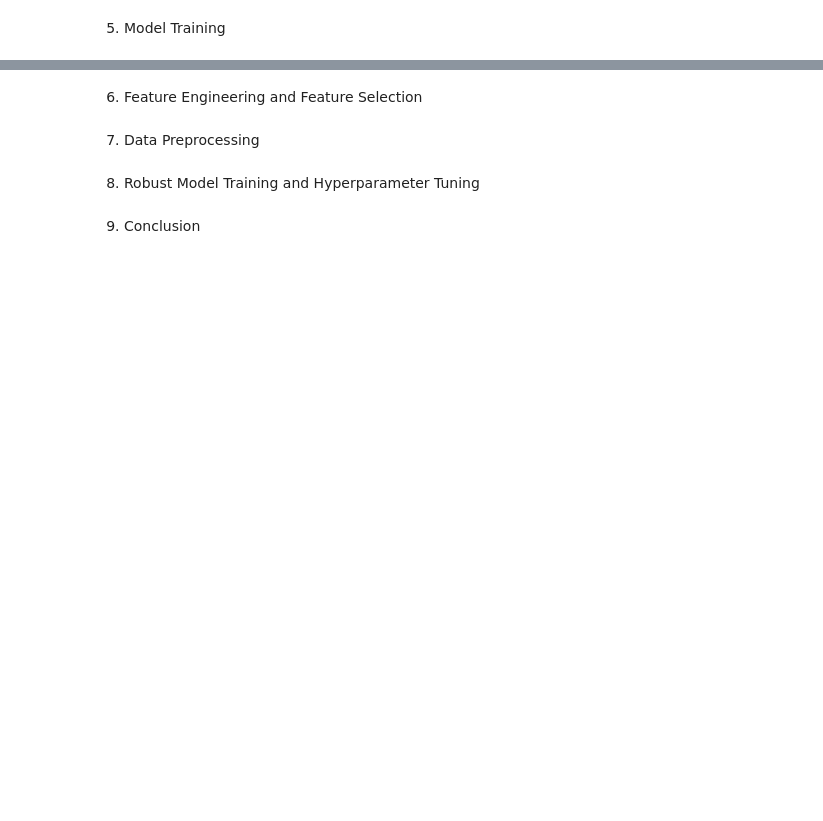
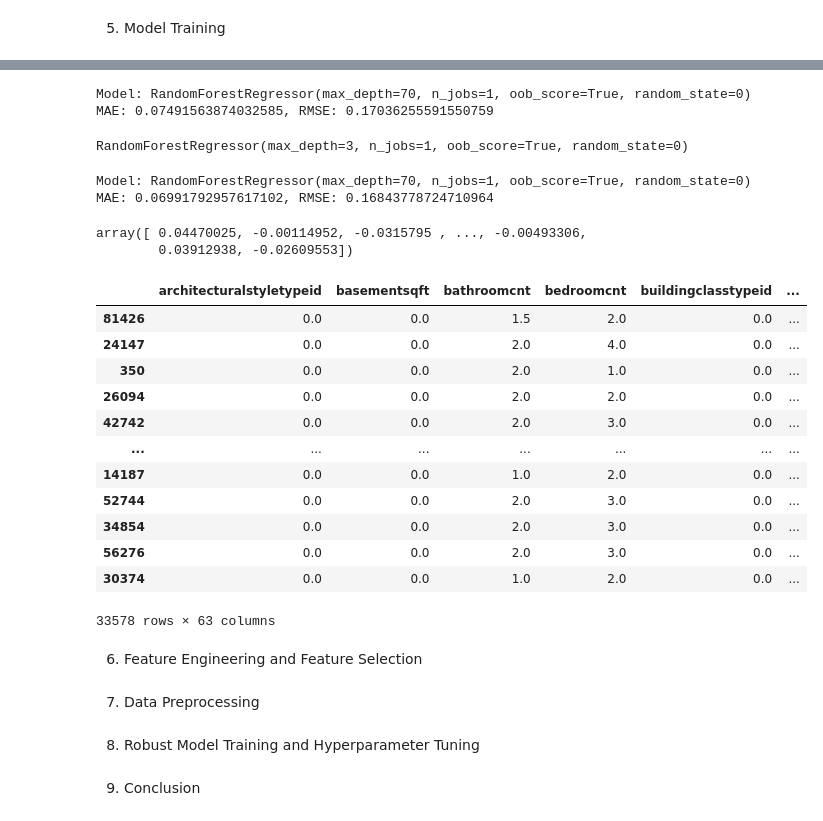
Before and after one commit to Kartikeya2001/CE4041-Machine-Learning, a Jupyter notebook: Chocka/CE4041_MLProject_Chocka.ipynb, the cells around one changed output, grey strips where cells are left out. Drawn from its saved outputs; the diff is of its cells as text; code cells hidden in the pictures; blank space fills up the shorter version.

```diff
--- a/Chocka/CE4041_MLProject_Chocka.ipynb
+++ b/Chocka/CE4041_MLProject_Chocka.ipynb
@@ -272,7 +243,0 @@ def split_data(df,test_size,random_state):
-# %%
-test_size = 0.3
-random_state = 0
-
-train, valid = split_data(train_filtered,test_size,random_state)
-print("Training Data", train.shape)
-print("Validation Data",valid.shape)
@@ -329,0 +248,18 @@ test_filtered
+# %%
+def prepare_dataset(df, columns_to_drop, test_size, random_state):
+
+    # divide data to train and test
+    df_train, df_test = train_test_split(df, test_size=test_size, random_state=random_state)
+
+    # scale the training inputs
+    x_train = df_train.drop(columns_to_drop,axis=1)
+    y_train = df_train['logerror'].to_numpy()
+
+    x_test = df_test.drop(columns_to_drop,axis=1)
+    y_test = df_test['logerror'].to_numpy()
+
+    return x_train, y_train, x_test, y_test
+# %%
+additonal_columns_to_drop= ['logerror', 'propertycountylandusecode', 'parcelid', 'propertyzoningdesc','finishedfloor1squarefeet','garagecarcnt']
+all_columns_to_drop = columns_to_drop + additonal_columns_to_drop
+X_train, y_train, X_test, y_test = prepare_dataset(train_df, all_columns_to_drop, 0.2, 42)
@@ -331,0 +315,9 @@ test_filtered
+# %%
+y_pred= model.predict(X_test)
+rmse = mean_squared_error(y_test, y_pred, squared=False)
+mae = mean_absolute_error(y_test, y_pred)
+print(f"Model: {model}")
+print(f"MAE: {mae}, RMSE: {rmse}")
+# %% [output]
+Model: RandomForestRegressor(max_depth=70, n_jobs=1, oob_score=True, random_state=0)
+MAE: 0.07491563874032585, RMSE: 0.17036255591550759
@@ -332,3 +326,37 @@ test_filtered
+# %%
+model1.fit(X_train,y_train)
+# %% [output]
+RandomForestRegressor(max_depth=3, n_jobs=1, oob_score=True, random_state=0)
+# %%
+y_pred1 = model1.predict(X_test)
+rmse = mean_squared_error(y_test, y_pred1, squared=False)
+mae = mean_absolute_error(y_test, y_pred1)
+print(f"Model: {model1}")
+print(f"MAE: {mae}, RMSE: {rmse}")
+# %% [output]
+Model: RandomForestRegressor(max_depth=70, n_jobs=1, oob_score=True, random_state=0)
+MAE: 0.06991792957617102, RMSE: 0.16843778724710964
+# %%
+y_pred
+# %% [output]
+array([ 0.04470025, -0.00114952, -0.0315795 , ..., -0.00493306,
+        0.03912938, -0.02609553])
+# %%
+X_test
+# %% [output]
+|  | architecturalstyletypeid | basementsqft | bathroomcnt | bedroomcnt | buildingclasstypeid | ... |
+| 81426 | 0.0 | 0.0 | 1.5 | 2.0 | 0.0 | ... |
+| 24147 | 0.0 | 0.0 | 2.0 | 4.0 | 0.0 | ... |
+| 350 | 0.0 | 0.0 | 2.0 | 1.0 | 0.0 | ... |
+| 26094 | 0.0 | 0.0 | 2.0 | 2.0 | 0.0 | ... |
+| 42742 | 0.0 | 0.0 | 2.0 | 3.0 | 0.0 | ... |
+| ... | ... | ... | ... | ... | ... | ... |
+| 14187 | 0.0 | 0.0 | 1.0 | 2.0 | 0.0 | ... |
+| 52744 | 0.0 | 0.0 | 2.0 | 3.0 | 0.0 | ... |
+| 34854 | 0.0 | 0.0 | 2.0 | 3.0 | 0.0 | ... |
+| 56276 | 0.0 | 0.0 | 2.0 | 3.0 | 0.0 | ... |
+| 30374 | 0.0 | 0.0 | 1.0 | 2.0 | 0.0 | ... |
+33578 rows × 63 columns
 # %% [markdown]
 6. Feature Engineering and Feature Selection
 # %% [markdown]
```
Also changed, not shown: parts of 39 cells of this notebook.
